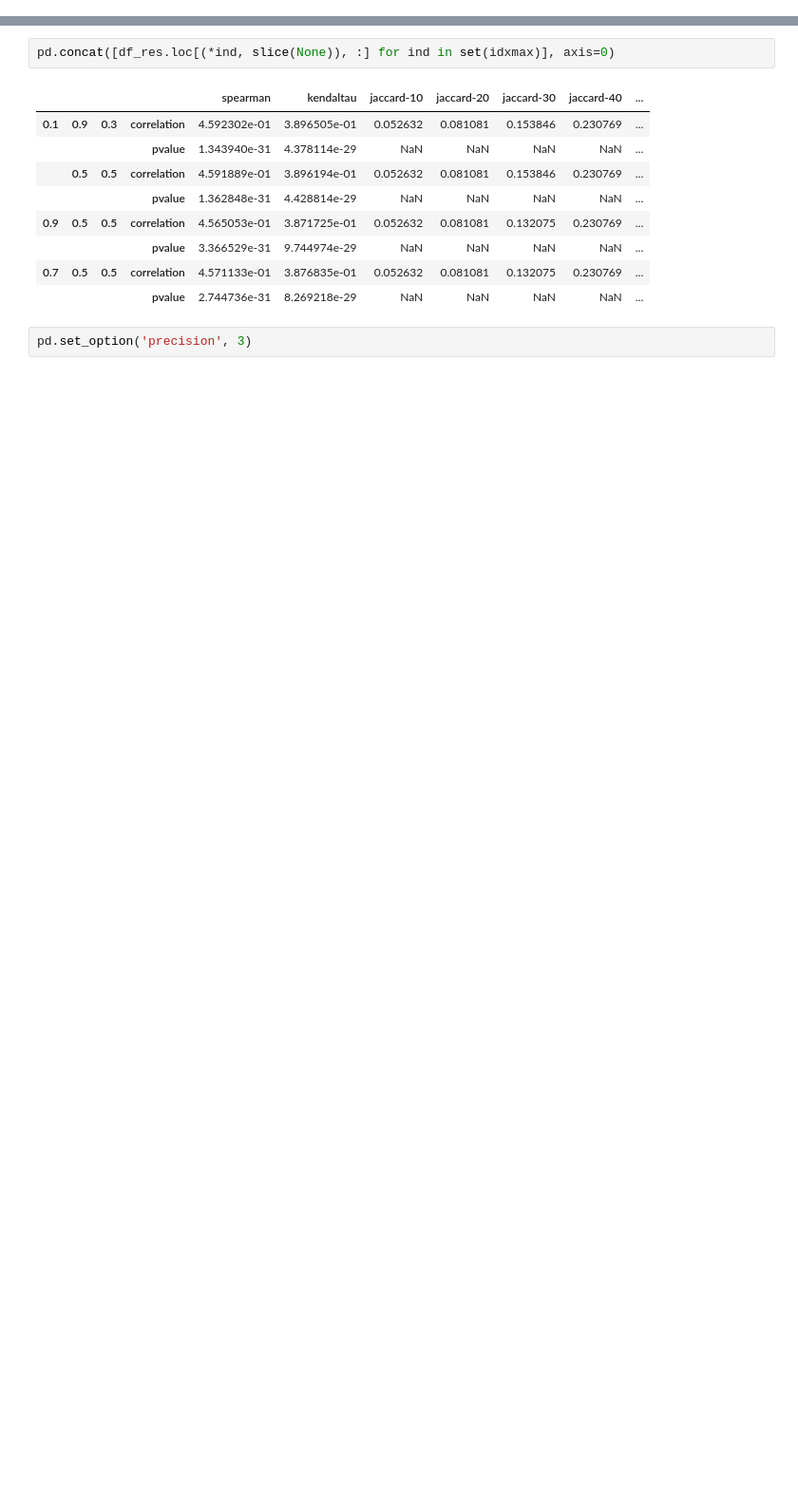
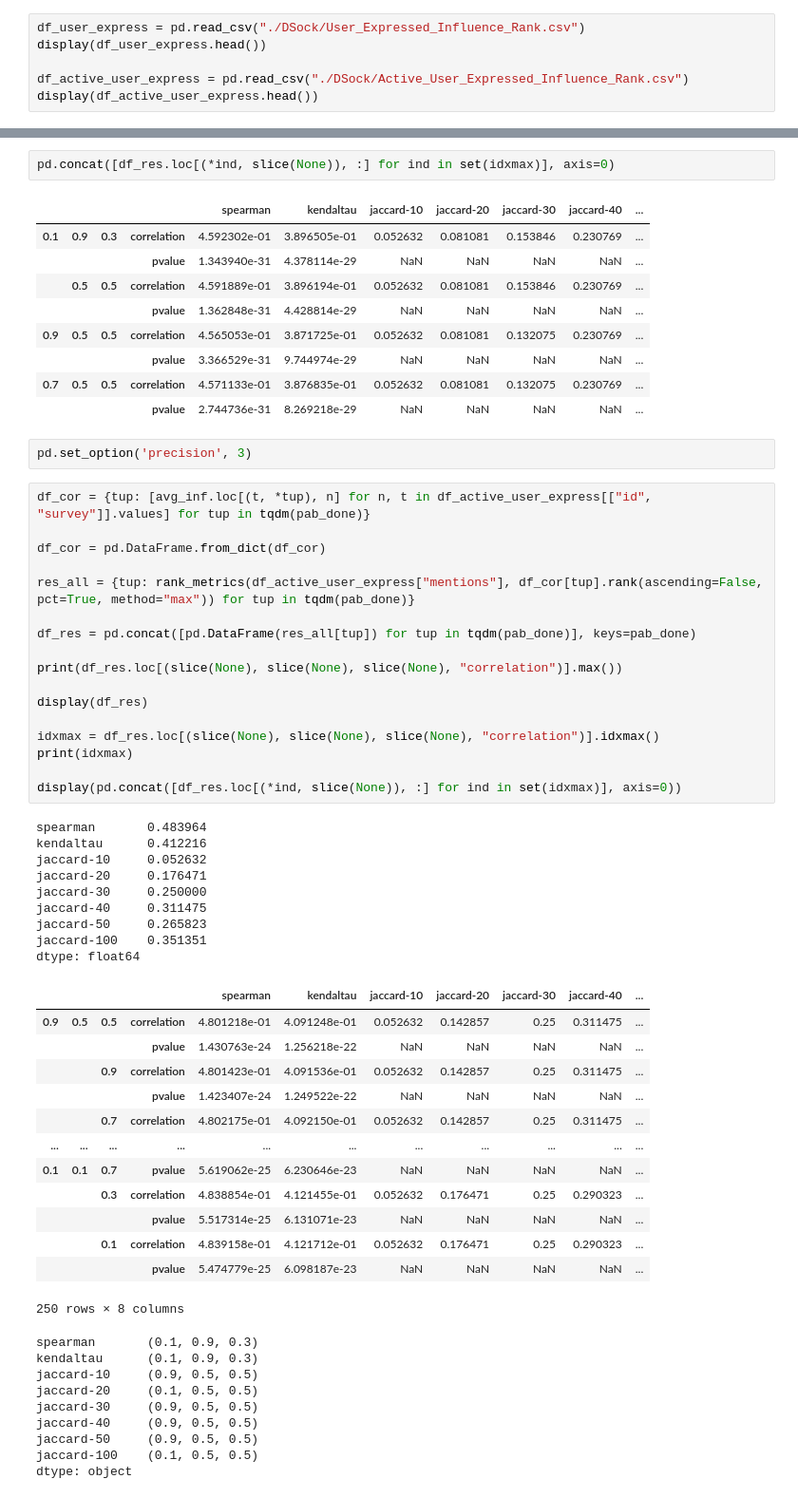
Before and after one commit to ruiliu310/dartpost-research, a Jupyter notebook: pr_results.ipynb, the cells around one changed output, grey strips where cells are left out. Shown at 95% size. Drawn from its saved outputs; the diff is of its cells as text; blank space fills up the shorter version.

```diff
--- a/pr_results.ipynb
+++ b/pr_results.ipynb
@@ -268,0 +251,6 @@ df_user_express
+# %%
+df_user_express = pd.read_csv("./DSock/User_Expressed_Influence_Rank.csv")
+display(df_user_express.head())
+
+df_active_user_express = pd.read_csv("./DSock/Active_User_Expressed_Influence_Rank.csv")
+display(df_active_user_express.head())
@@ -356,3 +353,52 @@ pd.concat([df_res.loc[(*ind, slice(None)), :] for ind in set(idxmax)], axis=0)
 |  |  |  | pvalue | 2.744736e-31 | 8.269218e-29 | NaN | NaN | NaN | NaN | ... |
 # %%
 pd.set_option('precision', 3)
+# %%
+df_cor = {tup: [avg_inf.loc[(t, *tup), n] for n, t in df_active_user_express[["id", "survey"]].values] for tup in tqdm(pab_done)}
+
+df_cor = pd.DataFrame.from_dict(df_cor)
+
+res_all = {tup: rank_metrics(df_active_user_express["mentions"], df_cor[tup].rank(ascending=False, pct=True, method="max")) for tup in tqdm(pab_done)}
+
+df_res = pd.concat([pd.DataFrame(res_all[tup]) for tup in tqdm(pab_done)], keys=pab_done)
+
+print(df_res.loc[(slice(None), slice(None), slice(None), "correlation")].max())
+
+display(df_res)
+
+idxmax = df_res.loc[(slice(None), slice(None), slice(None), "correlation")].idxmax()
+print(idxmax)
+
+display(pd.concat([df_res.loc[(*ind, slice(None)), :] for ind in set(idxmax)], axis=0))
+# %% [output]
+spearman       0.483964
+kendaltau      0.412216
+jaccard-10     0.052632
+jaccard-20     0.176471
+jaccard-30     0.250000
+jaccard-40     0.311475
+jaccard-50     0.265823
+jaccard-100    0.351351
+dtype: float64
+|  |  |  |  | spearman | kendaltau | jaccard-10 | jaccard-20 | jaccard-30 | jaccard-40 | ... |
+| 0.9 | 0.5 | 0.5 | correlation | 4.801218e-01 | 4.091248e-01 | 0.052632 | 0.142857 | 0.25 | 0.311475 | ... |
+|  |  |  | pvalue | 1.430763e-24 | 1.256218e-22 | NaN | NaN | NaN | NaN | ... |
+|  |  | 0.9 | correlation | 4.801423e-01 | 4.091536e-01 | 0.052632 | 0.142857 | 0.25 | 0.311475 | ... |
+|  |  |  | pvalue | 1.423407e-24 | 1.249522e-22 | NaN | NaN | NaN | NaN | ... |
+|  |  | 0.7 | correlation | 4.802175e-01 | 4.092150e-01 | 0.052632 | 0.142857 | 0.25 | 0.311475 | ... |
+| ... | ... | ... | ... | ... | ... | ... | ... | ... | ... | ... |
+| 0.1 | 0.1 | 0.7 | pvalue | 5.619062e-25 | 6.230646e-23 | NaN | NaN | NaN | NaN | ... |
+|  |  | 0.3 | correlation | 4.838854e-01 | 4.121455e-01 | 0.052632 | 0.176471 | 0.25 | 0.290323 | ... |
+|  |  |  | pvalue | 5.517314e-25 | 6.131071e-23 | NaN | NaN | NaN | NaN | ... |
+|  |  | 0.1 | correlation | 4.839158e-01 | 4.121712e-01 | 0.052632 | 0.176471 | 0.25 | 0.290323 | ... |
+|  |  |  | pvalue | 5.474779e-25 | 6.098187e-23 | NaN | NaN | NaN | NaN | ... |
+250 rows × 8 columns
+spearman       (0.1, 0.9, 0.3)
+kendaltau      (0.1, 0.9, 0.3)
+jaccard-10     (0.9, 0.5, 0.5)
+jaccard-20     (0.1, 0.5, 0.5)
+jaccard-30     (0.9, 0.5, 0.5)
+jaccard-40     (0.9, 0.5, 0.5)
+jaccard-50     (0.9, 0.5, 0.5)
+jaccard-100    (0.1, 0.5, 0.5)
+dtype: object
```
Also changed, not shown: parts of 5 cells of this notebook, 3 other files.
